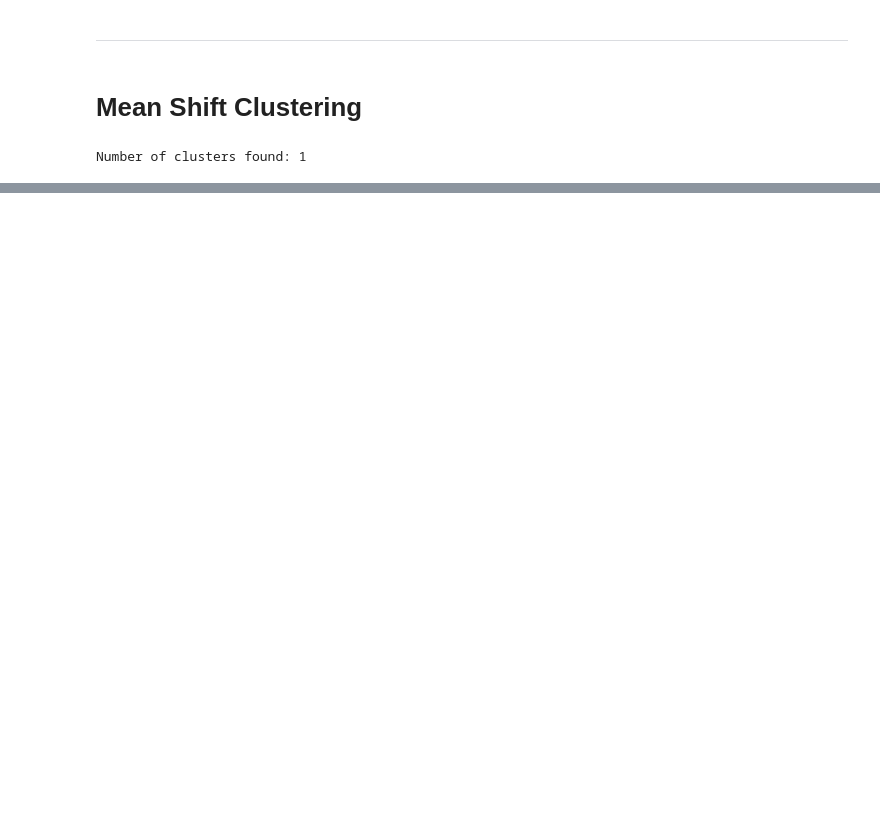
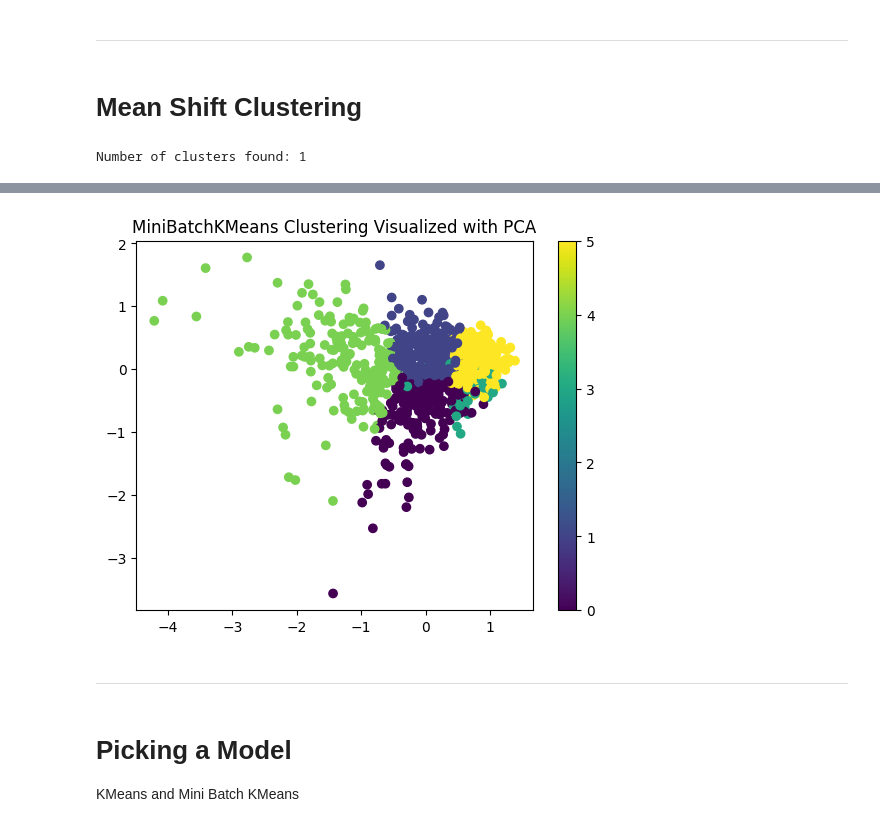
Before and after one commit to DavidS36/Music-Recommender-App, a Jupyter notebook: Image data model.ipynb, the cells around one changed output, grey strips where cells are left out. Saved outputs shown, nothing was run; the diff lists cells and outputs as text; code cells hidden in the pictures; blank space fills up the shorter version.

```diff
--- a/Image data model.ipynb
+++ b/Image data model.ipynb
@@ -884,0 +861,22 @@ plt.show()
+# %%
+# Apply PCA to reduce dimensions to 2D for visualization
+pca = PCA(n_components=2)
+features_pca = pca.fit_transform(features_list)
+
+# Apply KMeans on the original feature list
+mbkmeans = MiniBatchKMeans(n_clusters=6,batch_size=10,random_state=42)
+clusters = mbkmeans.fit_predict(features_list)
+
+# Now visualize in 2D after PCA
+plt.scatter(features_pca[:, 0], features_pca[:, 1], c=clusters, cmap='viridis')
+plt.colorbar()
+plt.title('MiniBatchKMeans Clustering Visualized with PCA')
+plt.show()
+# %% [output]
+[figure, added]
+# %% [markdown]
+_________
+# %% [markdown]
+# Picking a Model
+
+KMeans and Mini Batch KMeans
```
Also changed, not shown: parts of 45 cells of this notebook, 2 other files.
